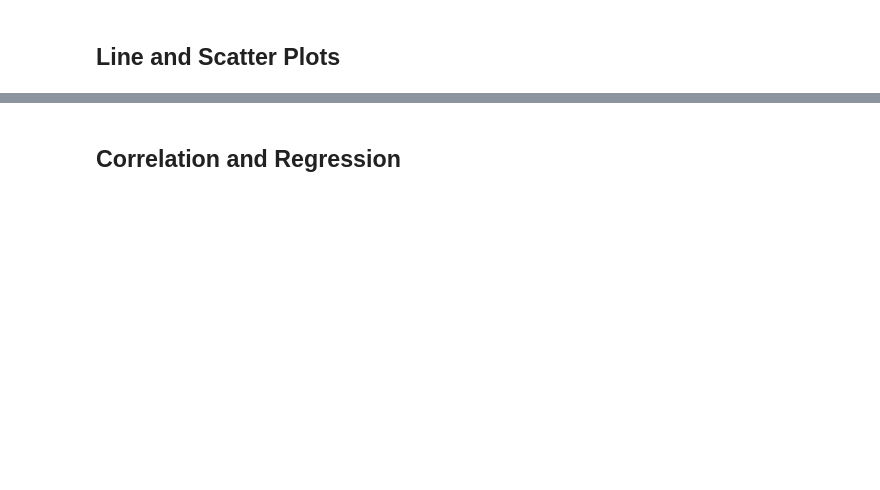
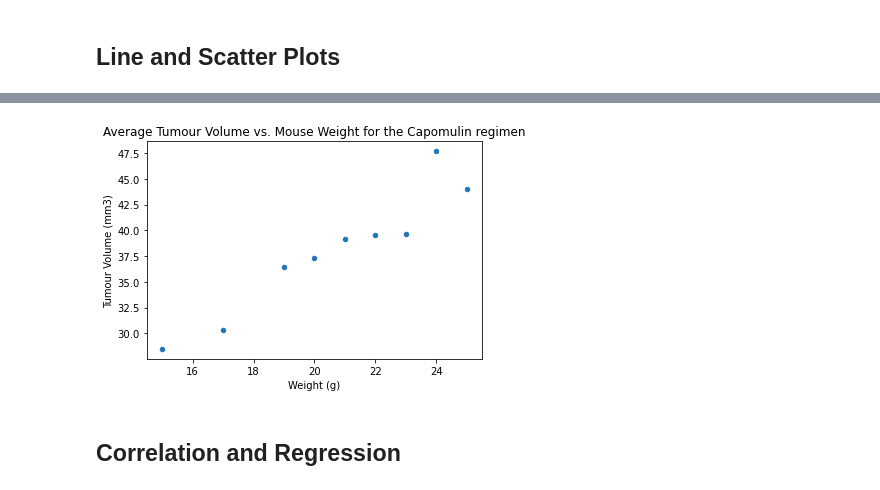
Before and after one commit to Shaunisme/matplotlib-challenge, a Jupyter notebook: Pymaceuticals/pymaceuticals.ipynb, the cells around one changed output, grey strips where cells are left out. Saved outputs shown, nothing was run; the diff lists cells and outputs as text; code cells hidden in the pictures; blank space fills up the shorter version.

```diff
--- a/Pymaceuticals/pymaceuticals.ipynb
+++ b/Pymaceuticals/pymaceuticals.ipynb
@@ -290,3 +299,13 @@ plt.show()
+# %%
+tumour_vol_df=merge_df[['Weight (g)','Tumour Volume (mm3)']].loc[merge_df['Drug Regimen'] == 'Capomulin']
+groupby_tumour_vol=tumour_vol_df.groupby('Weight (g)').mean()
+groupby_tumour_vol.reset_index(inplace=True)
+groupby_tumour_vol.plot.scatter(x='Weight (g)',y='Tumour Volume (mm3)')
+
+plt.title('Average Tumour Volume vs. Mouse Weight for the Capomulin regimen')
+plt.show()
+# %% [output]
+[figure, added]
 # %% [markdown]
 ## Correlation and Regression
 # %%
```
Also changed, not shown: parts of 7 cells of this notebook.
